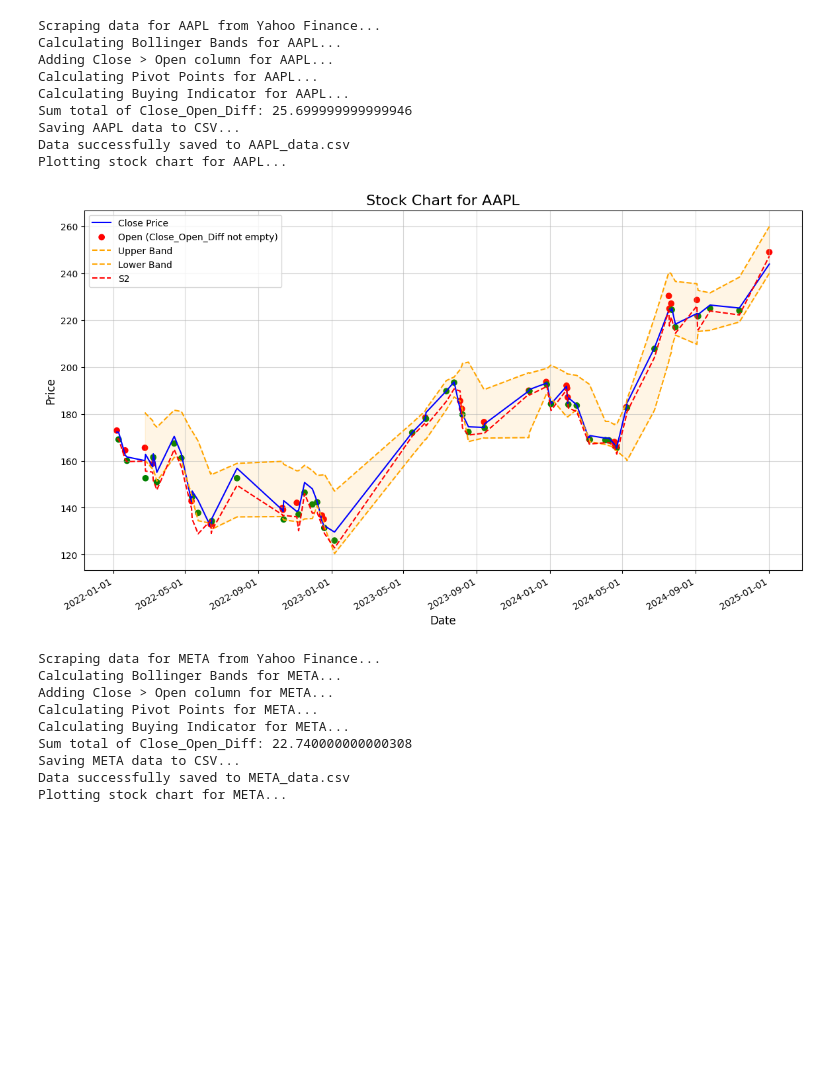
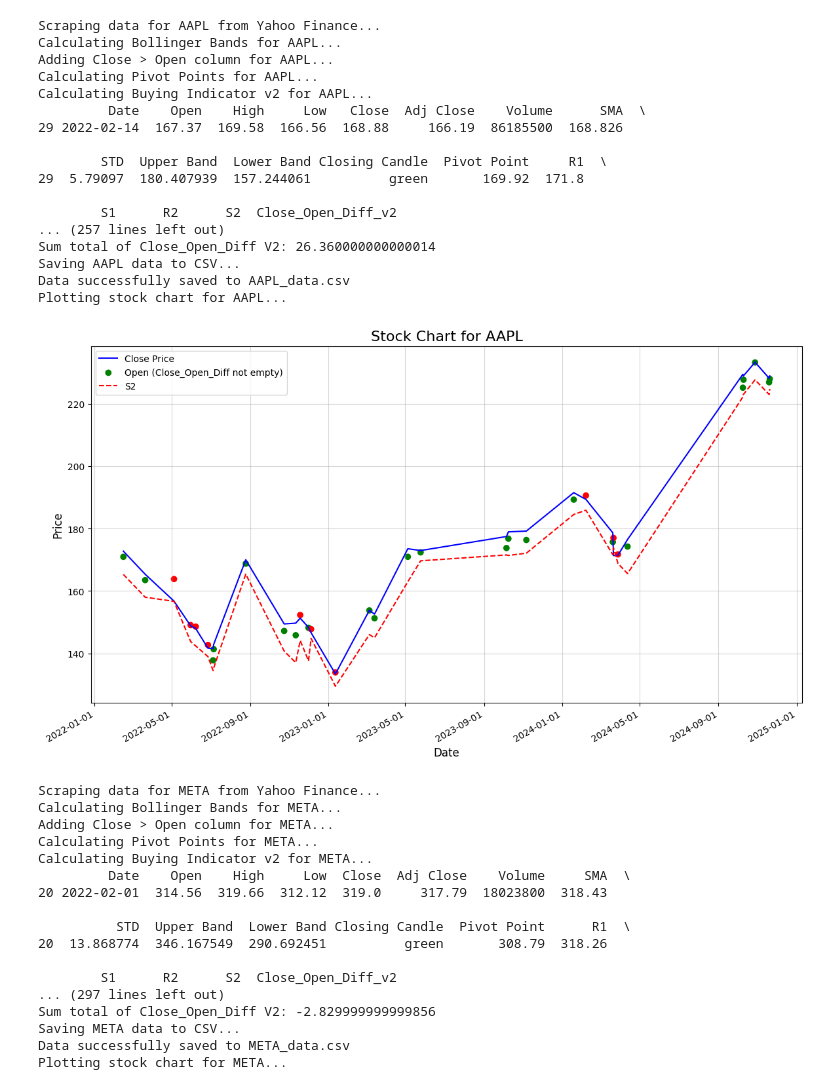
Before and after one commit to Petitto/PythonTradingScripts, a Jupyter notebook: webscrapingyahoo.ipynb, the cells around one changed output. Cells and saved outputs as stored; diff of their text form; code cells hidden in the pictures; blank space fills up the shorter version.

```diff
--- a/webscrapingyahoo.ipynb
+++ b/webscrapingyahoo.ipynb
@@ -77,23 +77,37 @@ def calculate_pivot_points(df):
     return df
 
 # Step 6: Calculate Buying Indicator
-def buy_indicator(df):
-    # Add a new column 'Close_Open_Diff' to store the difference between 'Close' and 'Open'
-    df['Close_Open_Diff'] = np.nan
+# def buy_indicator(df):
+#     # Add a new column 'Close_Open_Diff' to store the difference between 'Close' and 'Open'
+#     df['Close_Open_Diff'] = np.nan
+
+#     # Loop through the DataFrame and mark rows where the previous 3 closing candle values are red
+#     for index, row in df.iterrows():
+#         if index >= 3:
+#             previous_3_rows = df.iloc[index-3:index]
+#             if all(previous_3_rows['Closing Candle'] == 'red'):
+#                 df.at[index, 'Close_Open_Diff'] = row['Close'] - row['Open']
+#     return df.dropna(subset=['Close_Open_Diff'])
+
+def buy_indicator_v2(df):
+    # Add a new column 'Close_Open_Diff_v2' to store the difference between 'Close' and 'Open'
+    df['Close_Open_Diff_v2'] = np.nan
 
     # Loop through the DataFrame and mark rows where the previous 3 closing candle values are red
     for index, row in df.iterrows():
-        if index >= 3:
-            previous_3_rows = df.iloc[index-3:index]
-            if all(previous_3_rows['Closing Candle'] == 'red'):
-                df.at[index, 'Close_Open_Diff'] = row['Close'] - row['Open']
-    return df.dropna(subset=['Close_Open_Diff'])
+        if index >= 1:
+            previous_1_rows = df.iloc[index-1:index]
+            if (previous_1_rows['Open'] < previous_1_rows['SMA']).all() and (previous_1_rows['Close'] > previous_1_rows['SMA']).all():
+                print(previous_1_rows)
+                df.at[index, 'Close_Open_Diff_v2'] = row['Close'] - row['Open']
+    return df.dropna(subset=['Close_Open_Diff_v2'])
+
 
 # Step 7: Plot Stock Chart with Bollinger Bands and Pivot Points
 def plot_stock_chart(df, ticker):
     # Filter the DataFrame to get the rows where 'Close_Open_Diff' is not NaN
     # print(df.columns)
-    df_with_diff = df.dropna(subset=['Close_Open_Diff'])
+    df_with_diff = df.dropna(subset=['Close_Open_Diff_v2'])
     # # Ensure the DataFrame has a DateTime index
     # df['Date'] = pd.to_datetime(df['Date'])
     # df.set_index('Date', inplace=True)
@@ -119,13 +133,16 @@ def plot_stock_chart(df, ticker):
     plt.plot(df["Date"], df["Close"], label="Close Price", color="blue", linewidth=1.5)
 
     # Plot Open values with conditional coloring based on Close_Open_Diff
-    colors = np.where(df_with_diff["Close_Open_Diff"] > 0, 'green', 'red')
+    # colors = np.where(df_with_diff["Close_Open_Diff"] > 0, 'green', 'red')
+    # plt.scatter(df_with_diff["Date"], df_with_diff["Open"], color=colors, label='Open (Close_Open_Diff not empty)')
+
+    colors = np.where(df_with_diff["Close_Open_Diff_v2"] > 0, 'green', 'red')
     plt.scatter(df_with_diff["Date"], df_with_diff["Open"], color=colors, label='Open (Close_Open_Diff not empty)')
 
     # Plot Bollinger Bands
-    plt.plot(df["Date"], df["Upper Band"], label="Upper Band", color="orange", linestyle="--")
-    plt.plot(df["Date"], df["Lower Band"], label="Lower Band", color="orange", linestyle="--")
-    plt.fill_between(df["Date"], df["Lower Band"], df["Upper Band"], color="orange", alpha=0.1)
+    # plt.plot(df["Date"], df["Upper Band"], label="Upper Band", color="orange", linestyle="--")
+    # plt.plot(df["Date"], df["Lower Band"], label="Lower Band", color="orange", linestyle="--")
+    # plt.fill_between(df["Date"], df["Lower Band"], df["Upper Band"], color="orange", alpha=0.1)
 
     # Plot Pivot Points
     # plt.plot(df["Date"], df["Pivot Point"], label="Pivot Point", color="purple", linestyle="--")
@@ -163,45 +180,65 @@ if __name__ == "__main__":
         historical_data = scrape_yahoo_finance_data(ticker)
 
         if historical_data is not None:
             print(f"Calculating Bollinger Bands for {ticker}...")
             historical_data = calculate_bollinger_bands(historical_data)
 
             print(f"Adding Close > Open column for {ticker}...")
             historical_data = add_close_greater_than_open_column(historical_data)
 
             print(f"Calculating Pivot Points for {ticker}...")
             historical_data = calculate_pivot_points(historical_data)
 
-            print(f"Calculating Buying Indicator for {ticker}...")
-            historical_data = buy_indicator(historical_data)
+            # print(f"Calculating Buying Indicator for {ticker}...")
+            # historical_data = buy_indicator(historical_data)
+
+            print(f"Calculating Buying Indicator v2 for {ticker}...")
+            historical_data = buy_indicator_v2(historical_data)
 
             # Print the sum total
-            print(f"Sum total of Close_Open_Diff: {historical_data['Close_Open_Diff'].sum()}")
+            # print(f"Sum total of Close_Open_Diff: {historical_data['Close_Open_Diff'].sum()}")
+            print(f"Sum total of Close_Open_Diff V2: {historical_data['Close_Open_Diff_v2'].sum()}")
 
             print(f"Saving {ticker} data to CSV...")
             save_to_csv(historical_data, f"{ticker}_data.csv")
 
             print(f"Plotting stock chart for {ticker}...")
             plot_stock_chart(historical_data, ticker)
         else:
             print(f"Failed to scrape data for {ticker}.")
 # %% [output]
 Scraping data for AAPL from Yahoo Finance...
 Calculating Bollinger Bands for AAPL...
 Adding Close > Open column for AAPL...
 Calculating Pivot Points for AAPL...
-Calculating Buying Indicator for AAPL...
-Sum total of Close_Open_Diff: 25.699999999999946
+Calculating Buying Indicator v2 for AAPL...
+         Date    Open    High     Low   Close  Adj Close    Volume      SMA  \
+29 2022-02-14  167.37  169.58  166.56  168.88     166.19  86185500  168.826
+
+        STD  Upper Band  Lower Band Closing Candle  Pivot Point     R1  \
+29  5.79097  180.407939  157.244061          green       169.92  171.8
+
+        S1      R2      S2  Close_Open_Diff_v2
+... (257 lines left out)
+Sum total of Close_Open_Diff V2: 26.360000000000014
 Saving AAPL data to CSV...
 Data successfully saved to AAPL_data.csv
 Plotting stock chart for AAPL...
-[figure, old version]
+[figure, new version]
 Scraping data for META from Yahoo Finance...
 Calculating Bollinger Bands for META...
 Adding Close > Open column for META...
 Calculating Pivot Points for META...
-Calculating Buying Indicator for META...
-Sum total of Close_Open_Diff: 22.740000000000308
+Calculating Buying Indicator v2 for META...
+         Date    Open    High     Low  Close  Adj Close    Volume     SMA  \
+20 2022-02-01  314.56  319.66  312.12  319.0     317.79  18023800  318.43
+
+          STD  Upper Band  Lower Band Closing Candle  Pivot Point      R1  \
+20  13.868774  346.167549  290.692451          green       308.79  318.26
+
+        S1      R2      S2  Close_Open_Diff_v2
+... (297 lines left out)
+Sum total of Close_Open_Diff V2: -2.829999999999856
 Saving META data to CSV...
 Data successfully saved to META_data.csv
 Plotting stock chart for META...
```
Also changed, not shown: parts of 1 cell of this notebook, 17 other files.
